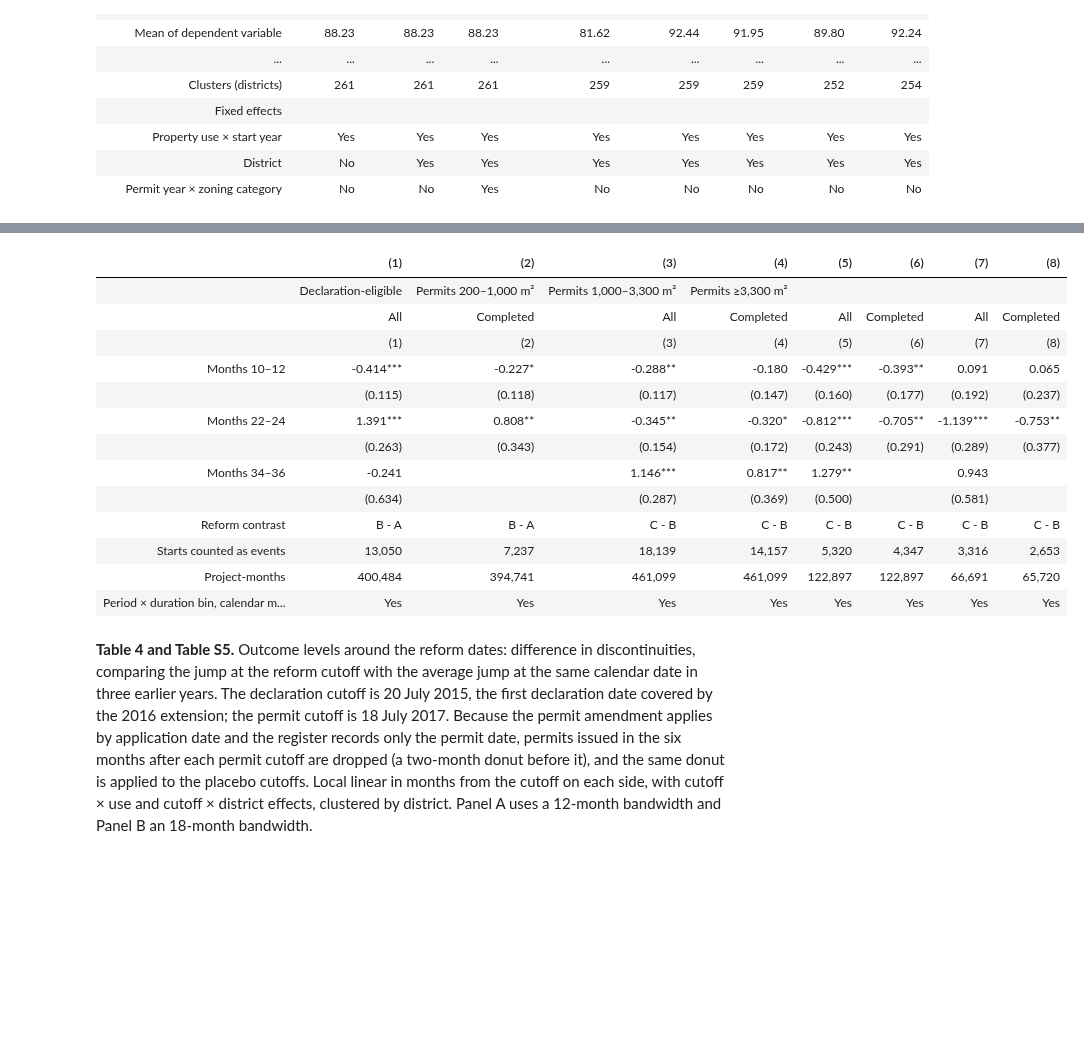
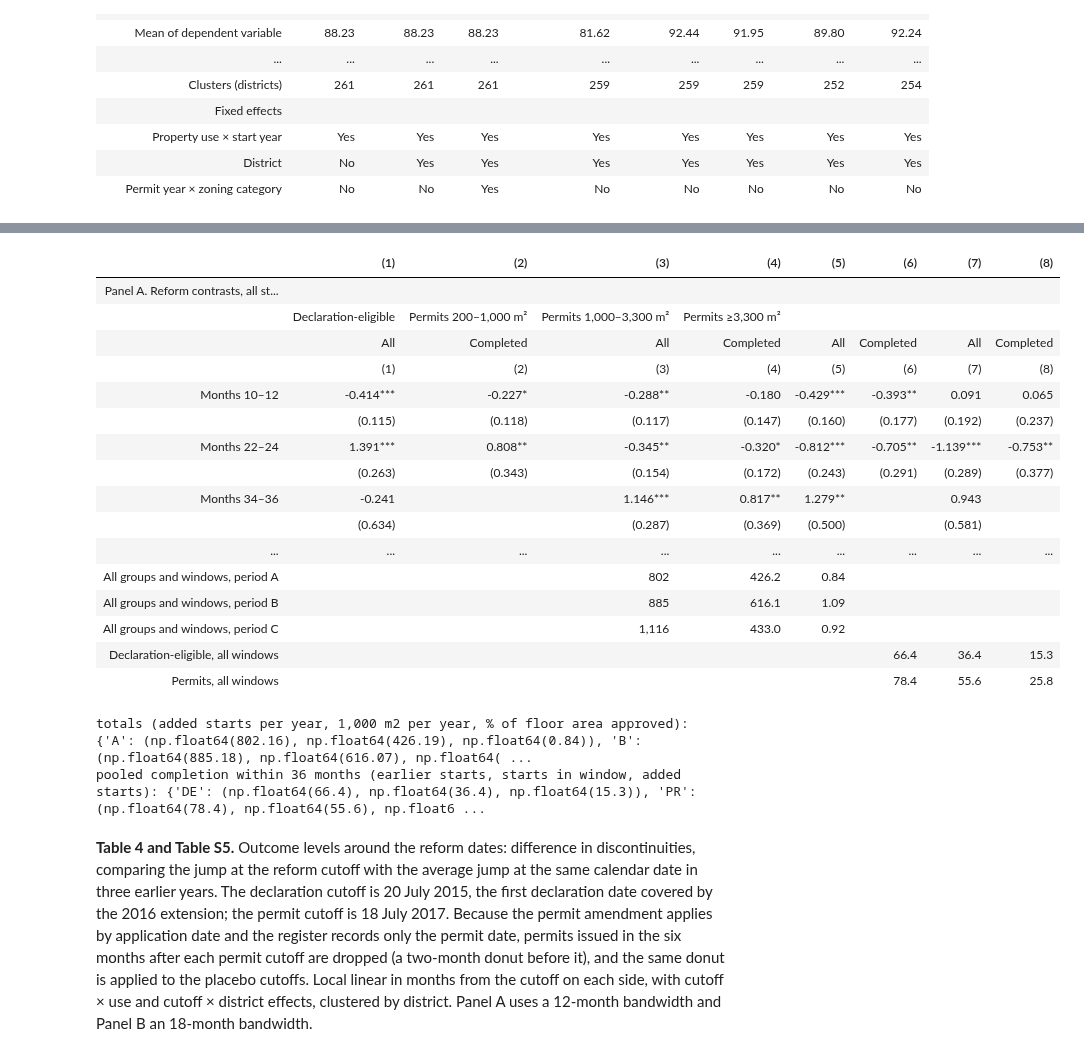
Before and after one commit to Albatrosses-reply/permit-lifetimes-korea, a Jupyter notebook: replication.ipynb, the cells around one changed output, grey strips where cells are left out. Cells and saved outputs as stored; diff of their text form; code cells hidden in the pictures; blank space fills up the shorter version.

Commit message:
Add the size of deadline bunching, the remaining-life comparison and the permit-extension calculation

```diff
--- a/replication.ipynb
+++ b/replication.ipynb
@@ -653,18 +653,58 @@ completion_table(48, "tableS03_completion48")
 # %%
 rows = []; own = {"DE": ("B", "A"), "PR1": ("C", "B"), "PR2": ("C", "B"), "PR3": ("C", "B")}
 for w_, lab in [("w12", "Months 10--12"), ("w24", "Months 22--24"), ("w36", "Months 34--36")]:
     cs = []
     for gname in GROUPS:
         a, b = own[gname]
         for key in (gname, gname + "_real"):
             d, se, pv = contrast(PAN[key][0], f"{w_}_{a}", f"{w_}_{b}"); cs.append(cell(d, se, pv) if d is not None else ("", ""))
     rows += [(lab, [c[0] for c in cs]), ("", [c[1] for c in cs])]
 rows += ["mid", ("Reform contrast", ["B $-$ A", "B $-$ A"] + ["C $-$ B"] * 6), ("Starts counted as events", sum([[n_(ST[g]["starts"]), n_(ST[g]["starts_real"])] for g in GROUPS], [])),
          ("Project-months", sum([[n_(PAN[g][0]._N), n_(PAN[g + "_real"][0]._N)] for g in GROUPS], [])), (r"Period $\times$ duration bin, calendar month, use effects", ["Yes"] * 8)]
-write_table("tableS04_bunch_completed", "lcccccccc", [r" & \multicolumn{2}{c}{Declaration-eligible} & \multicolumn{2}{c}{Permits 200--1,000 m$^2$} & \multicolumn{2}{c}{Permits 1,000--3,300 m$^2$} & \multicolumn{2}{c}{Permits $\geq$3,300 m$^2$} \\",
-            r"\cmidrule(lr){2-3}\cmidrule(lr){4-5}\cmidrule(lr){6-7}\cmidrule(lr){8-9}", r" & All & Completed & All & Completed & All & Completed & All & Completed \\", r" & (1) & (2) & (3) & (4) & (5) & (6) & (7) & (8) \\"], rows)
+HEAD_A = [r"\multicolumn{9}{l}{\emph{Panel A. Reform contrasts, all starts and starts followed by completion within 36 months}} \\", "gap",
+          r" & \multicolumn{2}{c}{Declaration-eligible} & \multicolumn{2}{c}{Permits 200--1,000 m$^2$} & \multicolumn{2}{c}{Permits 1,000--3,300 m$^2$} & \multicolumn{2}{c}{Permits $\geq$3,300 m$^2$} \\",
+          r"\cmidrule(lr){2-3}\cmidrule(lr){4-5}\cmidrule(lr){6-7}\cmidrule(lr){8-9}", r" & All & Completed & All & Completed & All & Completed & All & Completed \\", r" & (1) & (2) & (3) & (4) & (5) & (6) & (7) & (8) \\", "mid"]
+
+# Panel B. Size of the bunching and completion of the starts added by the deadline
+GTEX = {"DE": "Declaration-eligible", "PR1": "Permits 200--1,000 m$^2$", "PR2": "Permits 1,000--3,300 m$^2$", "PR3": r"Permits $\geq$3,300 m$^2$"}
+done36 = lambda x: 100 * ((x.approval - x.start).dt.days <= 36 * MO).mean()
+SZ, PA = [], {}
+for gname in GROUPS:
+    s = q[q.grp2 == gname].copy(); s["per"] = period(s.permit, de=gname == "DE"); m, terms = PAN[gname]; t = m.tidy()
+    for per in "ABC":
+        x = s[s.per == per]; PA[(gname, per)] = x.area.sum() / ((x.permit.max() - x.permit.min()).days / MO) * 12 / 1e3     # floor area approved per year, 1,000 m2
+        for w_ in (12, 24, 36):
+            k = f"w{w_}_{per}"
+            if k not in terms or t.loc[k, "Estimate"] <= 0 or t.loc[k, "Pr(>|t|)"] >= .05: continue
+            b = t.loc[k, "Estimate"]; f = 1 - np.exp(-b)
+            full = x[x.permit + pd.DateOffset(months=w_) < pd.Timestamp("2022-07-01")]; months = (full.permit.max() - full.permit.min()).days / MO
+            win = full[full.event & full["T"].between(w_ - 2, w_)]; bef = full[full.event & full["T"].between(w_ - 5, w_ - 3)]
+            cw, cb = done36(win), done36(bef)
+            SZ.append(dict(group=gname, per=per, window=w_, beta=b, pv=t.loc[k, "Pr(>|t|)"], projects=len(full), nwin=len(win), f=f,
+                           win_pct=100 * len(win) / len(full), ex_pct=100 * len(win) * f / len(full), ex_yr=len(win) * f / months * 12,
+                           ex_area_yr=win.area.sum() * f / months * 12 / 1e3, ex_share=100 * win.area.sum() * f / full.area.sum(), c_before=cb, c_win=cw))
+SZ = pd.DataFrame(SZ); SZ.to_csv(INT / "bunching_size.csv", index=False)
+def pooled_completion(x):
+    """Completion within 36 months of the earlier starts and of the starts in the window, and the implied rate of the added starts, over the windows of a group."""
+    base = x.nwin * np.exp(-x.beta)
+    return (base * x.c_before).sum() / base.sum(), (x.nwin * x.c_win).sum() / x.nwin.sum(), ((x.nwin * x.c_win).sum() - (base * x.c_before).sum()) / (x.nwin * x.f).sum()
+TOT = {per: (SZ[SZ.per == per].ex_yr.sum(), SZ[SZ.per == per].ex_area_yr.sum(), 100 * SZ[SZ.per == per].ex_area_yr.sum() / sum(PA[(g, per)] for g in GROUPS)) for per in "ABC"}
+PC = {lab: pooled_completion(SZ[SZ.group.isin(gs)]) for lab, gs in [("DE", ["DE"]), ("PR", ["PR1", "PR2", "PR3"])]}
+HEAD_B = [r"\multicolumn{9}{l}{\emph{Panel B. Size of the bunching and completion of the starts added by the deadline}} \\", "gap",
+          r" & Bunching & Added starts & Added starts & Added floor area & Share of floor & \multicolumn{3}{c}{Completed within 36 months (\%)} \\", r"\cmidrule(lr){7-9}",
+          r" & coefficient & (\% of projects) & per year & per year (1,000 m$^2$) & area approved (\%) & Earlier starts & Starts in window & Added starts \\", r" & (1) & (2) & (3) & (4) & (5) & (6) & (7) & (8) \\", "mid"]
+rowsB = []
+for r_ in SZ.itertuples():
+    rowsB.append((f"{GTEX[r_.group]}, period {r_.per}, months {r_.window - 2}--{r_.window}", [f"${r_.beta:.3f}{stars(r_.pv)}$", f"{r_.ex_pct:.2f}", f"{r_.ex_yr:,.0f}",
+                                                                                          f"{r_.ex_area_yr:,.1f}", f"{r_.ex_share:.2f}", f"{r_.c_before:.1f}", f"{r_.c_win:.1f}", ""]))
+rowsB += ["gap"] + [(f"All groups and windows, period {per}", ["", "", f"{TOT[per][0]:,.0f}", f"{TOT[per][1]:,.1f}", f"{TOT[per][2]:.2f}", "", "", ""]) for per in "ABC"]
+rowsB += ["gap"] + [(lab, ["", "", "", "", "", f"{PC[k][0]:.1f}", f"{PC[k][1]:.1f}", f"{PC[k][2]:.1f}"]) for k, lab in [("DE", "Declaration-eligible, all windows"), ("PR", "Permits, all windows")]]
+write_table("tableS04_bunch_completed", "lcccccccc", [], HEAD_A + rows + ["mid"] + HEAD_B + rowsB)
+print("totals (added starts per year, 1,000 m2 per year, % of floor area approved):", {k: tuple(round(v, 2) for v in t_) for k, t_ in TOT.items()})
+print("pooled completion within 36 months (earlier starts, starts in window, added starts):", {k: tuple(round(v, 1) for v in c_) for k, c_ in PC.items()})
 # %% [output]
 |  | (1) | (2) | (3) | (4) | (5) | (6) | (7) | (8) |
+| Panel A. Reform contrasts, all st... |  |  |  |  |  |  |  |  |
 |  | Declaration-eligible | Permits 200–1,000 m² | Permits 1,000–3,300 m² | Permits ≥3,300 m² |  |  |  |  |
 |  | All | Completed | All | Completed | All | Completed | All | Completed |
 |  | (1) | (2) | (3) | (4) | (5) | (6) | (7) | (8) |
@@ -674,10 +714,14 @@ write_table("tableS04_bunch_completed", "lcccccccc", [r" & \multicolumn{2}{c}{De
 |  | (0.263) | (0.343) | (0.154) | (0.172) | (0.243) | (0.291) | (0.289) | (0.377) |
 | Months 34–36 | -0.241 |  | 1.146*** | 0.817** | 1.279** |  | 0.943 |  |
 |  | (0.634) |  | (0.287) | (0.369) | (0.500) |  | (0.581) |  |
-| Reform contrast | B - A | B - A | C - B | C - B | C - B | C - B | C - B | C - B |
-| Starts counted as events | 13,050 | 7,237 | 18,139 | 14,157 | 5,320 | 4,347 | 3,316 | 2,653 |
-| Project-months | 400,484 | 394,741 | 461,099 | 461,099 | 122,897 | 122,897 | 66,691 | 65,720 |
-| Period × duration bin, calendar m... | Yes | Yes | Yes | Yes | Yes | Yes | Yes | Yes |
+| ... | ... | ... | ... | ... | ... | ... | ... | ... |
+| All groups and windows, period A |  |  | 802 | 426.2 | 0.84 |  |  |  |
+| All groups and windows, period B |  |  | 885 | 616.1 | 1.09 |  |  |  |
+| All groups and windows, period C |  |  | 1,116 | 433.0 | 0.92 |  |  |  |
+| Declaration-eligible, all windows |  |  |  |  |  | 66.4 | 36.4 | 15.3 |
+| Permits, all windows |  |  |  |  |  | 78.4 | 55.6 | 25.8 |
+totals (added starts per year, 1,000 m2 per year, % of floor area approved): {'A': (np.float64(802.16), np.float64(426.19), np.float64(0.84)), 'B': (np.float64(885.18), np.float64(616.07), np.float64( ...
+pooled completion within 36 months (earlier starts, starts in window, added starts): {'DE': (np.float64(66.4), np.float64(36.4), np.float64(15.3)), 'PR': (np.float64(78.4), np.float64(55.6), np.float6 ...
 # %% [markdown]
 **Table 4 and Table S5.** Outcome levels around the reform dates: difference in discontinuities, comparing the jump at the reform cutoff with the average jump at the same calendar date in three earlier years. The declaration cutoff is 20 July 2015, the first declaration date covered by the 2016 extension; the permit cutoff is 18 July 2017. Because the permit amendment applies by application date and the register records only the permit date, permits issued in the six months after each permit cutoff are dropped (a two-month donut before it), and the same donut is applied to the placebo cutoffs. Local linear in months from the cutoff on each side, with cutoff × use and cutoff × district effects, clustered by district. Panel A uses a 12-month bandwidth and Panel B an 18-month bandwidth.
 # %%
```
Also changed, not shown: parts of 12 cells of this notebook.
